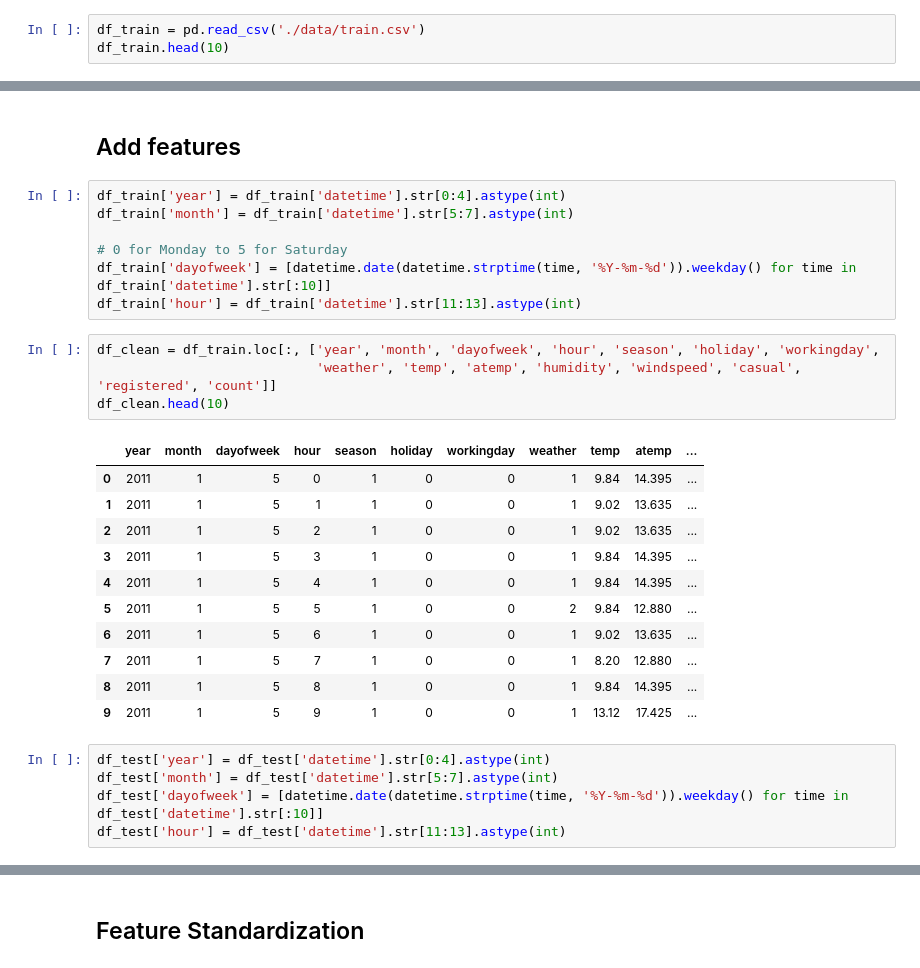
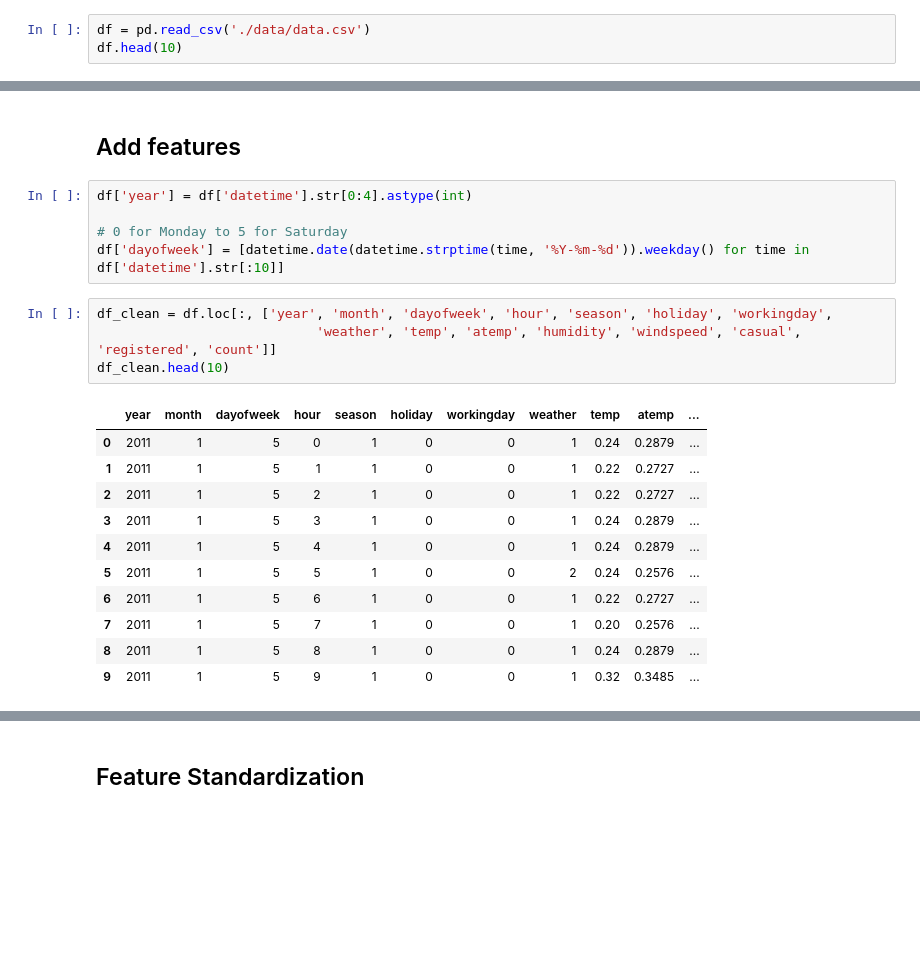
Before and after one commit to dillbeck/bike-path, a Jupyter notebook: phase-2.ipynb, the cells around one changed output, grey strips where cells are left out. Cells and saved outputs as stored; diff of their text form; blank space fills up the shorter version.

```diff
--- a/phase-2.ipynb
+++ b/phase-2.ipynb
@@ -17,4 +21,4 @@ from sklearn.ensemble import RandomForestRegressor
 # %%
-df_train = pd.read_csv('./data/train.csv')
-df_train.head(10)
+df = pd.read_csv('./data/data.csv')
+df.head(10)
 # %% [output]
@@ -47,30 +36,23 @@ df_test.head(10)
 # %% [markdown]
 ## Add features
 # %%
-df_train['year'] = df_train['datetime'].str[0:4].astype(int)
-df_train['month'] = df_train['datetime'].str[5:7].astype(int)
+df['year'] = df['datetime'].str[0:4].astype(int)
 
 # 0 for Monday to 5 for Saturday
-df_train['dayofweek'] = [datetime.date(datetime.strptime(time, '%Y-%m-%d')).weekday() for time in df_train['datetime'].str[:10]]
-df_train['hour'] = df_train['datetime'].str[11:13].astype(int)
+df['dayofweek'] = [datetime.date(datetime.strptime(time, '%Y-%m-%d')).weekday() for time in df['datetime'].str[:10]]
 # %%
-df_clean = df_train.loc[:, ['year', 'month', 'dayofweek', 'hour', 'season', 'holiday', 'workingday',
+df_clean = df.loc[:, ['year', 'month', 'dayofweek', 'hour', 'season', 'holiday', 'workingday',
                             'weather', 'temp', 'atemp', 'humidity', 'windspeed', 'casual', 'registered', 'count']]
 df_clean.head(10)
 # %% [output]
 |  | year | month | dayofweek | hour | season | holiday | workingday | weather | temp | atemp | ... |
-| 0 | 2011 | 1 | 5 | 0 | 1 | 0 | 0 | 1 | 9.84 | 14.395 | ... |
-| 1 | 2011 | 1 | 5 | 1 | 1 | 0 | 0 | 1 | 9.02 | 13.635 | ... |
-| 2 | 2011 | 1 | 5 | 2 | 1 | 0 | 0 | 1 | 9.02 | 13.635 | ... |
-| 3 | 2011 | 1 | 5 | 3 | 1 | 0 | 0 | 1 | 9.84 | 14.395 | ... |
-| 4 | 2011 | 1 | 5 | 4 | 1 | 0 | 0 | 1 | 9.84 | 14.395 | ... |
-| 5 | 2011 | 1 | 5 | 5 | 1 | 0 | 0 | 2 | 9.84 | 12.880 | ... |
-| 6 | 2011 | 1 | 5 | 6 | 1 | 0 | 0 | 1 | 9.02 | 13.635 | ... |
-| 7 | 2011 | 1 | 5 | 7 | 1 | 0 | 0 | 1 | 8.20 | 12.880 | ... |
-| 8 | 2011 | 1 | 5 | 8 | 1 | 0 | 0 | 1 | 9.84 | 14.395 | ... |
-| 9 | 2011 | 1 | 5 | 9 | 1 | 0 | 0 | 1 | 13.12 | 17.425 | ... |
+| 0 | 2011 | 1 | 5 | 0 | 1 | 0 | 0 | 1 | 0.24 | 0.2879 | ... |
+| 1 | 2011 | 1 | 5 | 1 | 1 | 0 | 0 | 1 | 0.22 | 0.2727 | ... |
+| 2 | 2011 | 1 | 5 | 2 | 1 | 0 | 0 | 1 | 0.22 | 0.2727 | ... |
+| 3 | 2011 | 1 | 5 | 3 | 1 | 0 | 0 | 1 | 0.24 | 0.2879 | ... |
+| 4 | 2011 | 1 | 5 | 4 | 1 | 0 | 0 | 1 | 0.24 | 0.2879 | ... |
+| 5 | 2011 | 1 | 5 | 5 | 1 | 0 | 0 | 2 | 0.24 | 0.2576 | ... |
+| 6 | 2011 | 1 | 5 | 6 | 1 | 0 | 0 | 1 | 0.22 | 0.2727 | ... |
+| 7 | 2011 | 1 | 5 | 7 | 1 | 0 | 0 | 1 | 0.20 | 0.2576 | ... |
+| 8 | 2011 | 1 | 5 | 8 | 1 | 0 | 0 | 1 | 0.24 | 0.2879 | ... |
+| 9 | 2011 | 1 | 5 | 9 | 1 | 0 | 0 | 1 | 0.32 | 0.3485 | ... |
-# %%
-df_test['year'] = df_test['datetime'].str[0:4].astype(int)
-df_test['month'] = df_test['datetime'].str[5:7].astype(int)
-df_test['dayofweek'] = [datetime.date(datetime.strptime(time, '%Y-%m-%d')).weekday() for time in df_test['datetime'].str[:10]]
-df_test['hour'] = df_test['datetime'].str[11:13].astype(int)
```
Also changed, not shown: parts of 69 cells of this notebook, 1 other file.
